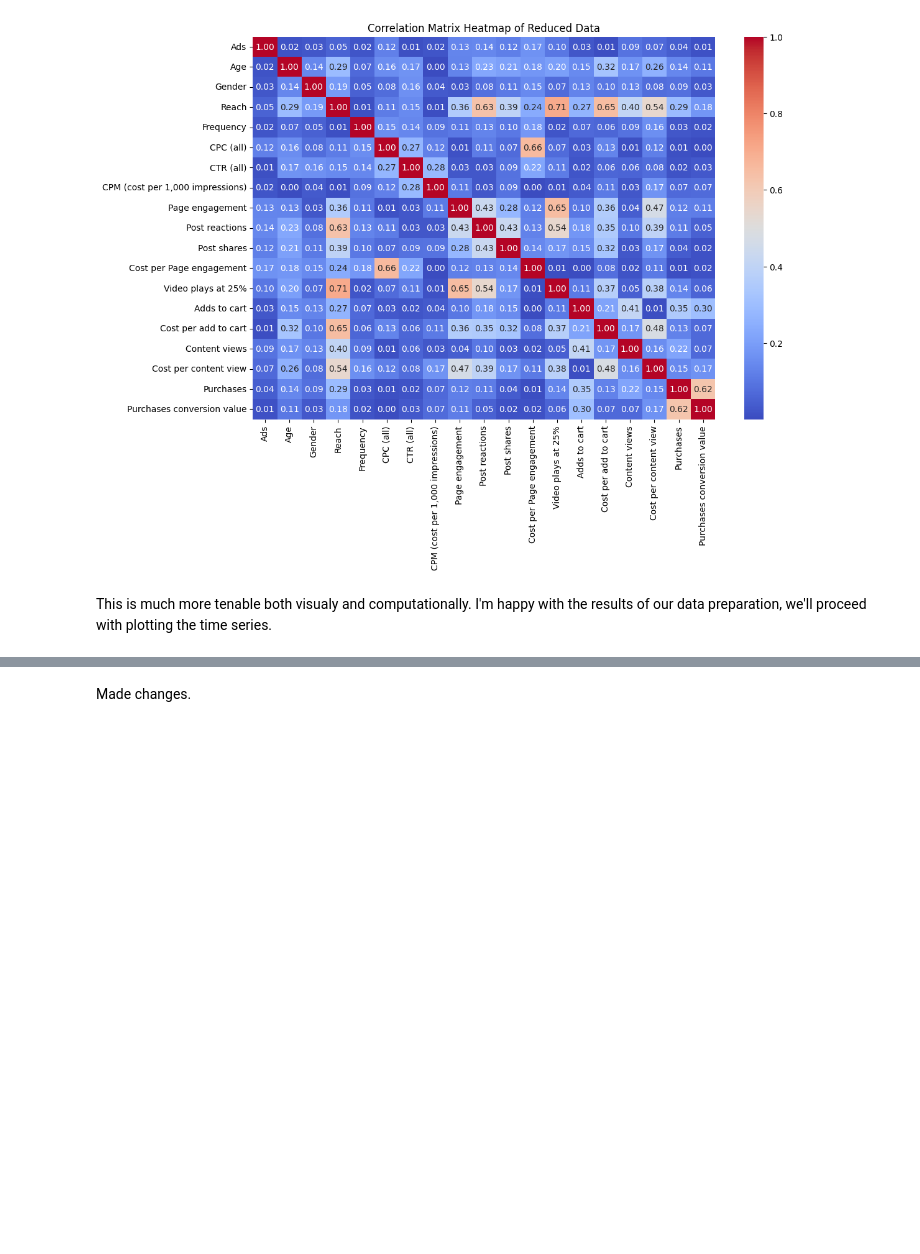
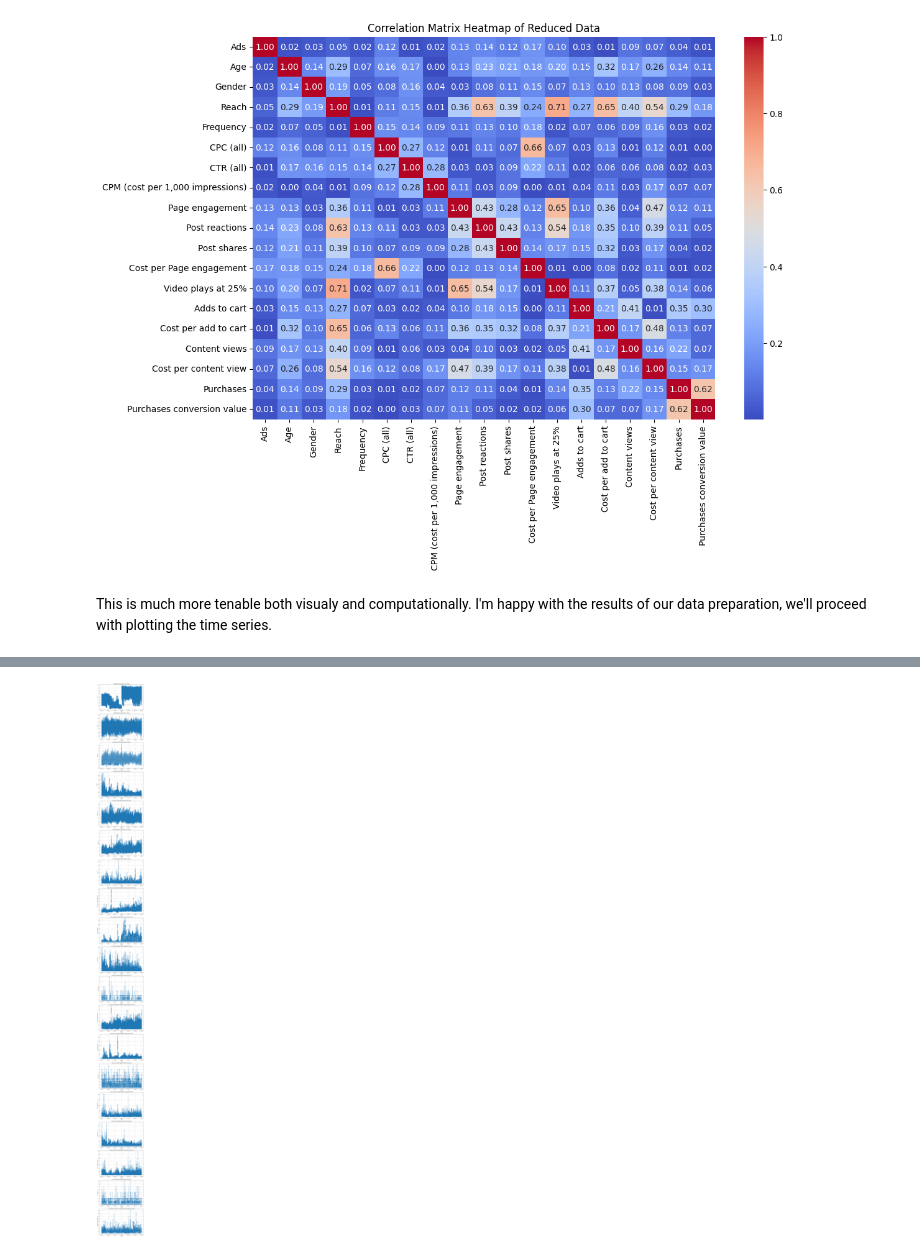
Before and after one commit to Zeth-Abney/Advertising-EDA, a Jupyter notebook: notebooks/luma-nutrition-eda.ipynb, the cells around one changed output, grey strips where cells are left out. Saved outputs shown, nothing was run; the diff lists cells and outputs as text; code cells hidden in the pictures; blank space fills up the shorter version.

```diff
--- a/notebooks/luma-nutrition-eda.ipynb
+++ b/notebooks/luma-nutrition-eda.ipynb
@@ -490,16 +514,22 @@ for feature in numeric_features:
 # %%
-# Create a figure with one column and multiple rows (one for each feature)
-fig, axes = plt.subplots(nrows=len(numeric_features), ncols=1, figsize=(12, len(numeric_features) * 3), constrained_layout=True)
+# Create subplots with a single column
+num_features = len(monthly_moving_avg_df.columns)
+fig, axes = plt.subplots(nrows=num_features, ncols=1, figsize=(10, 6 * num_features))
 
-# Plot the timeseries for each feature
-for ax, (feature, timeseries) in zip(axes, time_series_dict.items()):
-    ax.plot(timeseries.index, timeseries.values, label=feature, linestyle='-', marker='')
-    ax.set_title(f'{feature} Timeseries')
+# Ensure that axes is always iterable
+if num_features == 1:
+    axes = [axes]
+
+# Plot each feature as a line plot
+for ax, column in zip(axes, monthly_moving_avg_df.columns):
+    filtered_data = monthly_moving_avg_df[column].dropna()  # Ignore NaNs for plotting
+    ax.plot(filtered_data.index, filtered_data.values, linestyle='-', marker='o')
+    ax.set_title(f'{column} Weekly Moving Average Time Series')
     ax.set_xlabel('Date')
-    ax.set_ylabel(feature)
-    ax.grid(True)
+    ax.set_ylabel(column)
+    ax.grid(True)  # Add grid for better readability
 
-# Show the plot
+plt.tight_layout()
 plt.show()
+# %% [output]
+[figure, added]
-# %% [markdown]
-Made changes.
```
Also changed, not shown: parts of 8 cells of this notebook.
